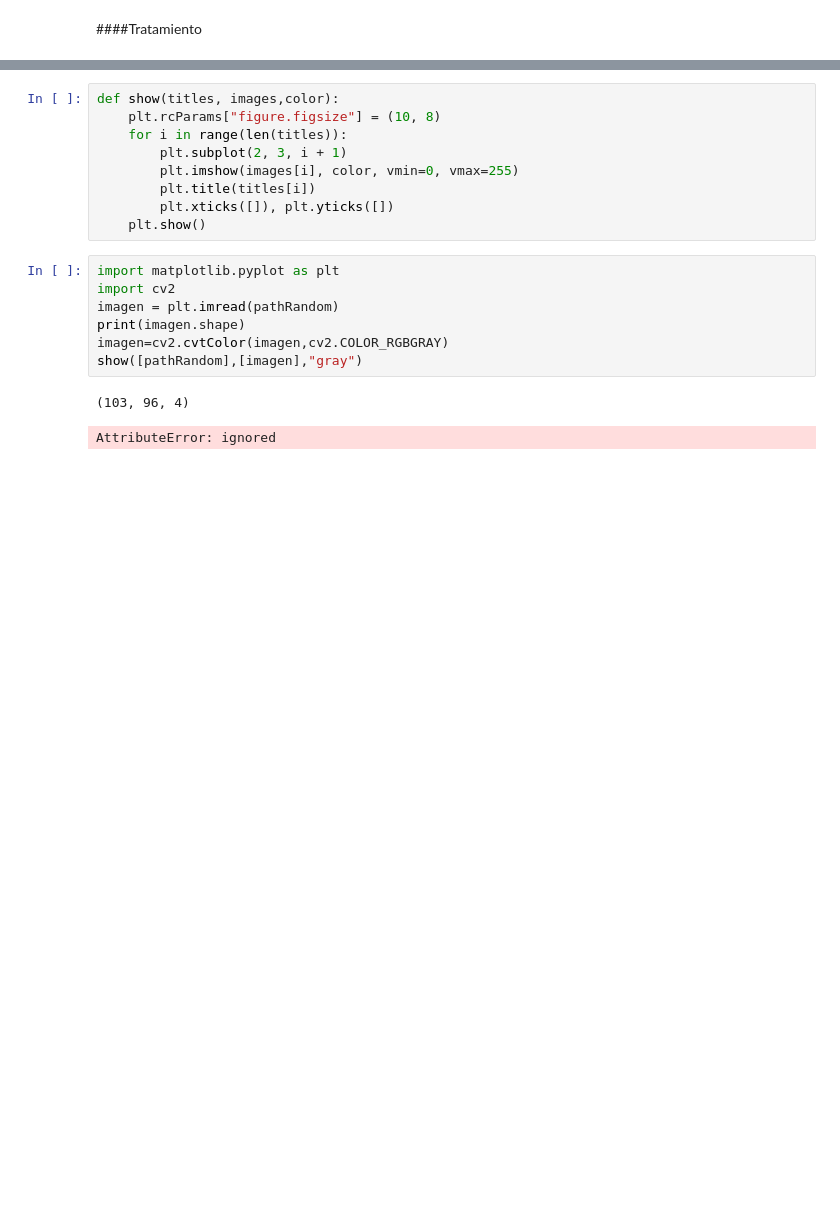
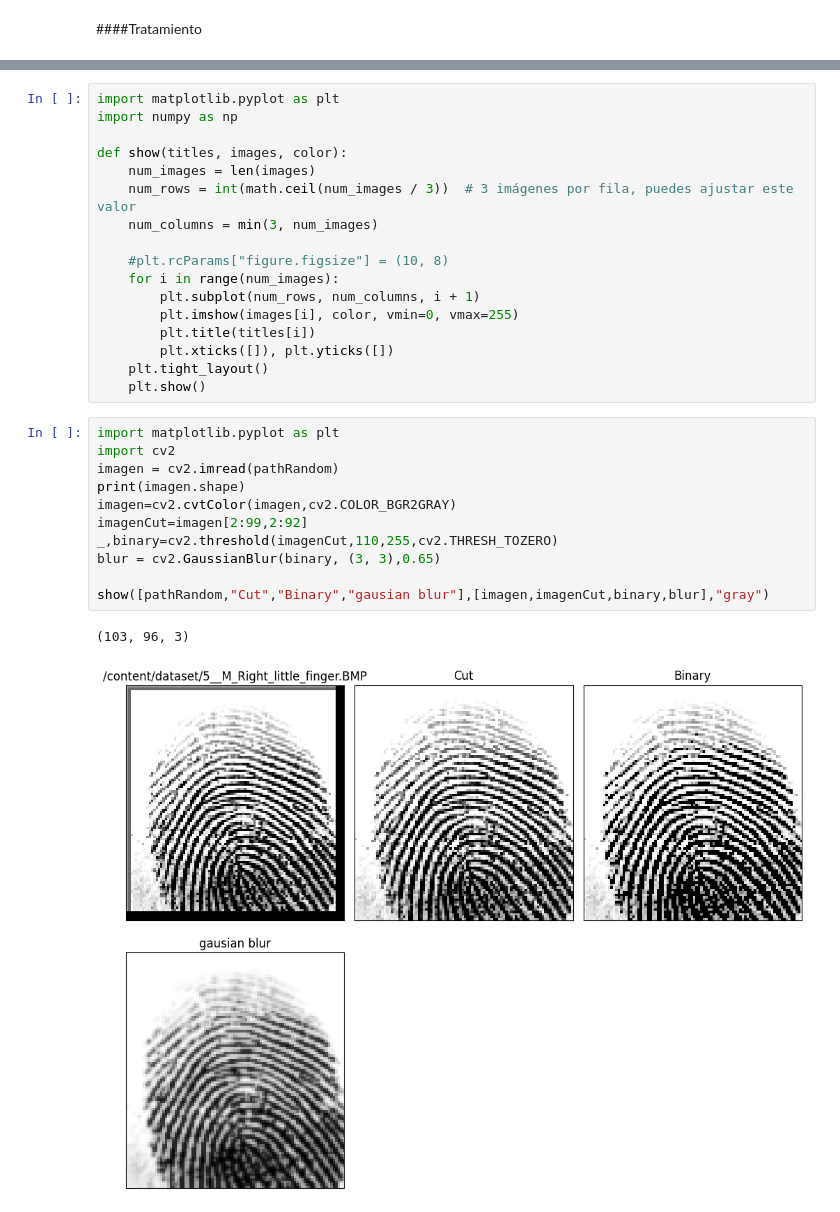
Before and after one commit to 97hackbrian/ArtificialVision, a Jupyter notebook: Exam_2_Coding.ipynb, the cells around one changed output, grey strips where cells are left out. Saved outputs shown, nothing was run; the diff lists cells and outputs as text; blank space fills up the shorter version.

Commit message:
blur

```diff
--- a/Exam_2_Coding.ipynb
+++ b/Exam_2_Coding.ipynb
@@ -200,19 +200,31 @@ print(pathRandom)
 # %%
-def show(titles, images,color):
-    plt.rcParams["figure.figsize"] = (10, 8)
-    for i in range(len(titles)):
-        plt.subplot(2, 3, i + 1)
+import matplotlib.pyplot as plt
+import numpy as np
+
+def show(titles, images, color):
+    num_images = len(images)
+    num_rows = int(math.ceil(num_images / 3))  # 3 imágenes por fila, puedes ajustar este valor
+    num_columns = min(3, num_images)
+
+    #plt.rcParams["figure.figsize"] = (10, 8)
+    for i in range(num_images):
+        plt.subplot(num_rows, num_columns, i + 1)
         plt.imshow(images[i], color, vmin=0, vmax=255)
         plt.title(titles[i])
         plt.xticks([]), plt.yticks([])
+    plt.tight_layout()
     plt.show()
 # %%
 import matplotlib.pyplot as plt
 import cv2
-imagen = plt.imread(pathRandom)
+imagen = cv2.imread(pathRandom)
 print(imagen.shape)
-imagen=cv2.cvtColor(imagen,cv2.COLOR_RGBGRAY)
-show([pathRandom],[imagen],"gray")
+imagen=cv2.cvtColor(imagen,cv2.COLOR_BGR2GRAY)
+imagenCut=imagen[2:99,2:92]
+_,binary=cv2.threshold(imagenCut,110,255,cv2.THRESH_TOZERO)
+blur = cv2.GaussianBlur(binary, (3, 3),0.65)
+
+show([pathRandom,"Cut","Binary","gausian blur"],[imagen,imagenCut,binary,blur],"gray")
 # %% [output]
-(103, 96, 4)
+(103, 96, 3)
-AttributeError: ignored
+[figure, added]
```
Also changed, not shown: parts of 1 cell of this notebook.
